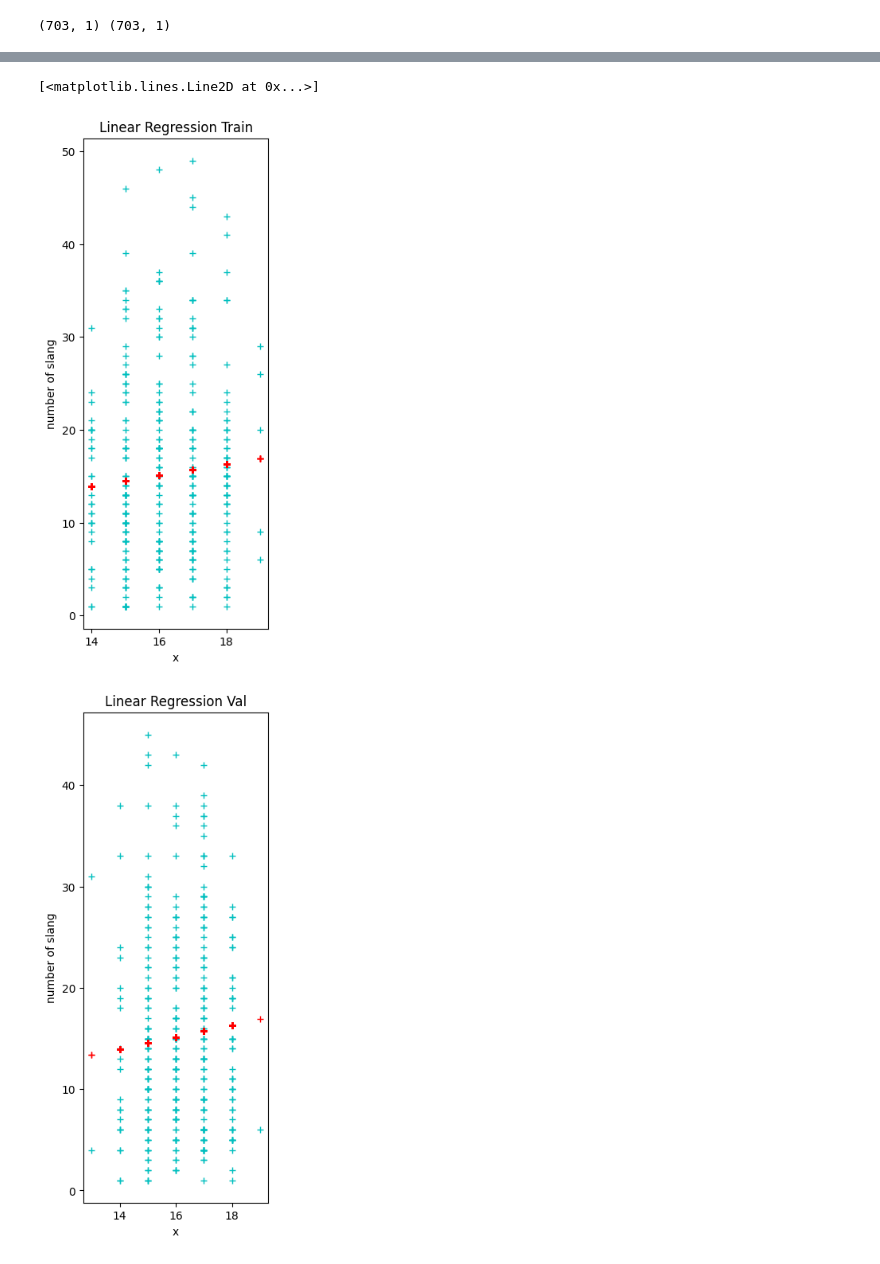
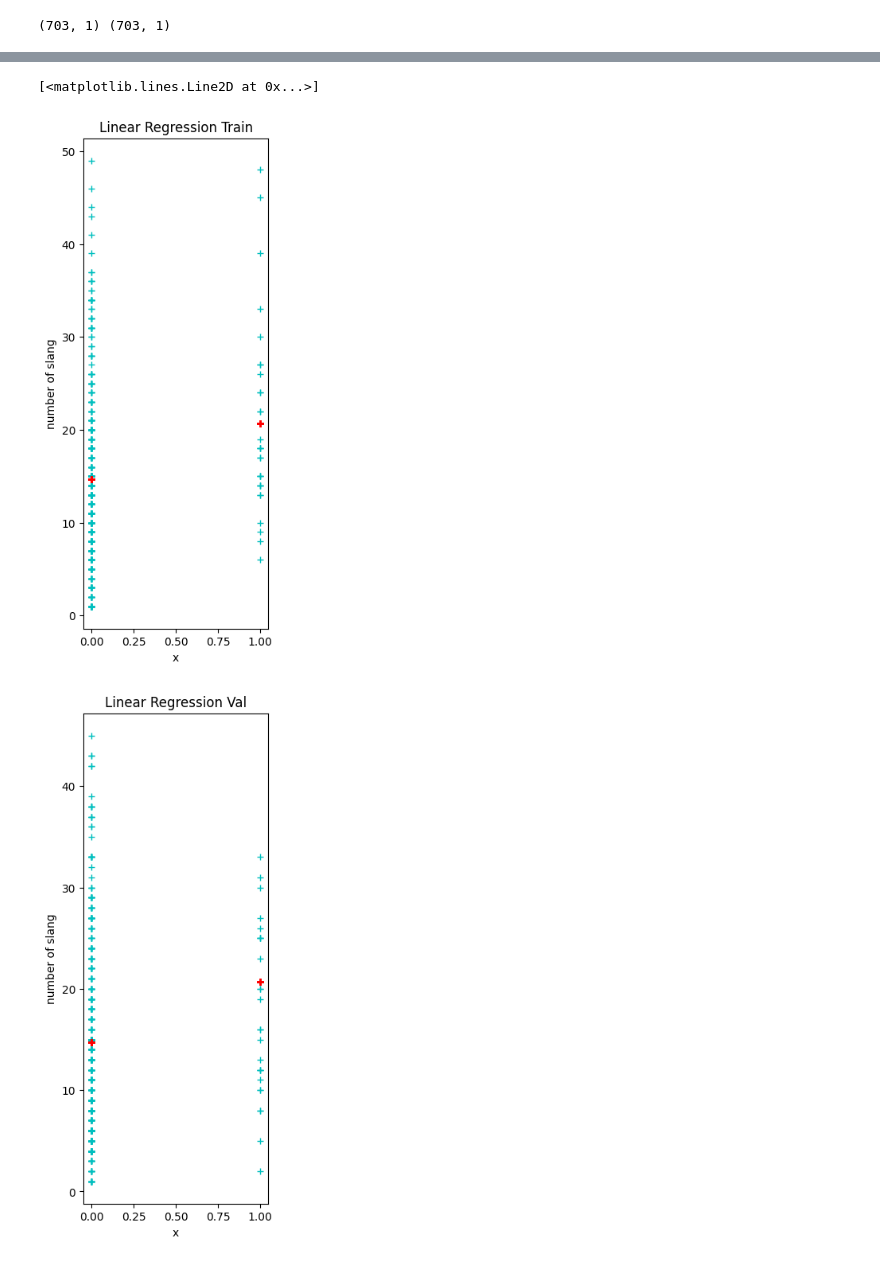
Before and after one commit to gwenLemur/CalcProject, a Jupyter notebook: MainRegression.ipynb, the cells around one changed output, grey strips where cells are left out. Saved outputs shown, nothing was run; the diff lists cells and outputs as text; code cells hidden in the pictures.

```diff
--- a/MainRegression.ipynb
+++ b/MainRegression.ipynb
@@ -21,9 +21,7 @@ feature = pd.read_csv('https://raw.githubusercontent.com/gwenLemur/CalcProject/m
 label = pd.read_csv('https://raw.githubusercontent.com/gwenLemur/CalcProject/main/result.csv')
 XtrainMulti = feature.values
 Ytrain = label.values
-#get a single factor values
-Xtrain = getColumn(XtrainMulti, 1)
-#make into column
+Xtrain = getColumn(XtrainMulti, 7)
 Xtrain = Xtrain.reshape(-1,1)
 Ytrain = Ytrain.reshape(-1,1)
 
@@ -55,7 +53,7 @@ mse_yVal = np.mean(np.sqrt((Yval-yValPred)**2))
 print("MSE Train: ", mse_yTrain)
 print("MSE Val: ",mse_yVal)
 
-
+x_train = Xtrain[:, 0]
 fig1 = plt.figure(figsize=(3, 8))
 plt.title('Linear Regression Train')
 plt.ylabel('number of slang')
@@ -63,7 +61,7 @@ plt.xlabel('x')
 plt.plot(Xtrain, Ytrain, 'c+')
 plt.plot(Xtrain, yTrainPred, 'r+')
 
-
+x_values = Xval[:, 0]
 fig3 = plt.figure(figsize=(3, 8))
 plt.title('Linear Regression Val')
 plt.ylabel('number of slang')
@@ -77,3 +75,3 @@ MSE Val:  7.8717594179159125
 [<matplotlib.lines.Line2D at 0x...>]
-[figure, old version]
+[figure, new version]
-[figure, old version]
+[figure, new version]
```
Also changed, not shown: parts of 1 cell of this notebook.
